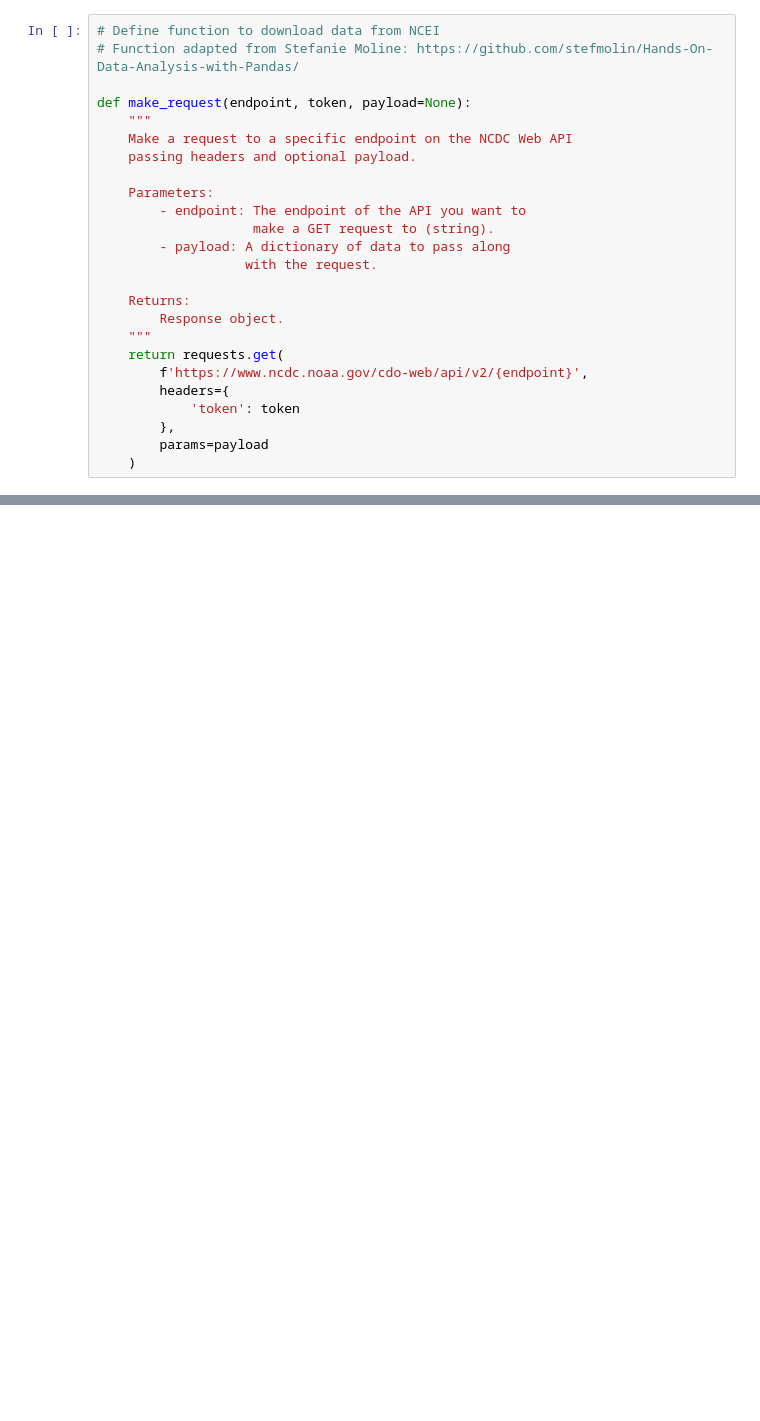
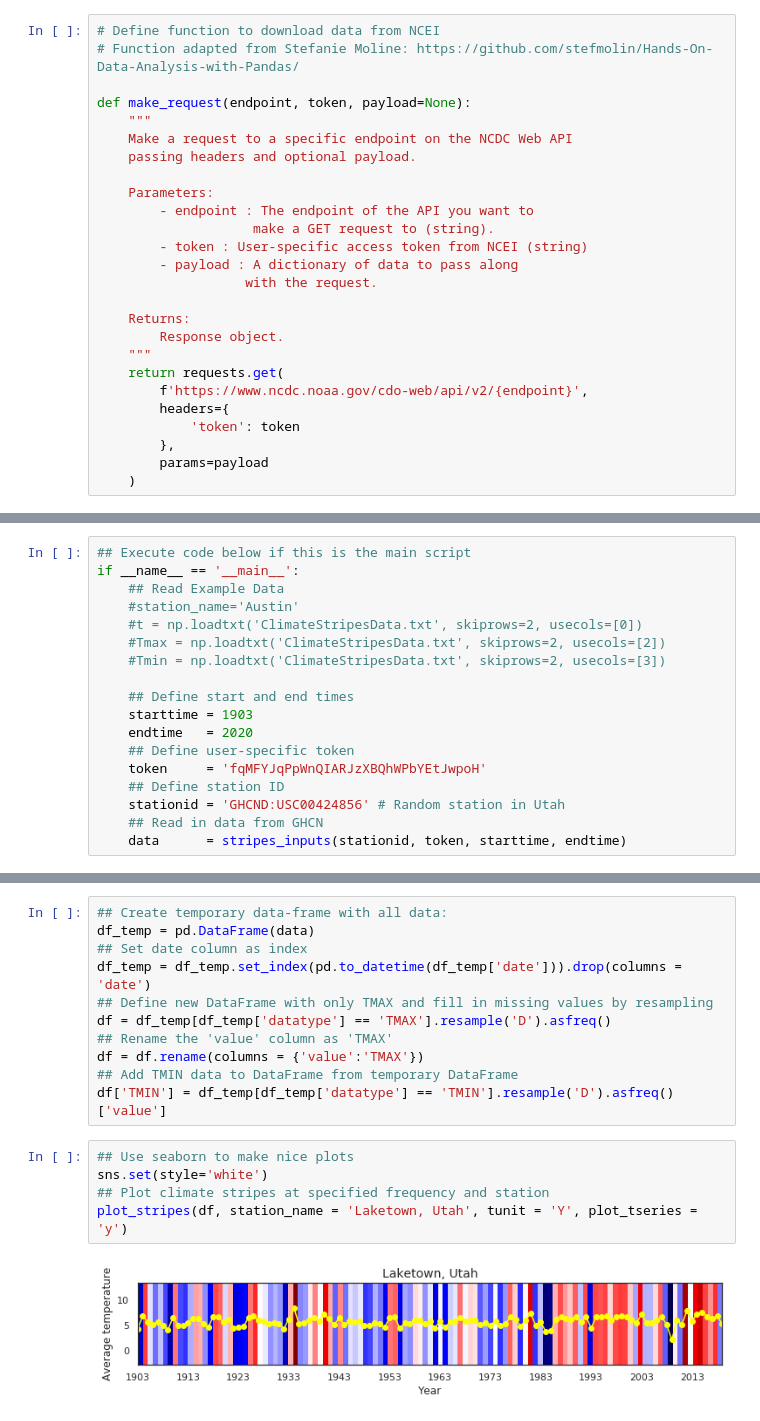
Before and after one commit to bieri2/ATMS597-Project2-GroupA, a Jupyter notebook: groupa_project2.ipynb, the cells around one changed output, grey strips where cells are left out. Cells and saved outputs as stored; diff of their text form; blank space fills up the shorter version.

Commit message:
Code now handles missing time steps, need to add code for error handling when reading data

```diff
--- a/groupa_project2.ipynb
+++ b/groupa_project2.ipynb
@@ -19,9 +21,10 @@ def make_request(endpoint, token, payload=None):
     passing headers and optional payload.
 
     Parameters:
-        - endpoint: The endpoint of the API you want to
+        - endpoint : The endpoint of the API you want to
                     make a GET request to (string).
-        - payload: A dictionary of data to pass along
+        - token : User-specific access token from NCEI (string)
+        - payload : A dictionary of data to pass along
                    with the request.
 
     Returns:
@@ -176,0 +144,18 @@ if __name__ == '__main__':
+# %%
+## Execute code below if this is the main script
+if __name__ == '__main__':
+    ## Read Example Data
+    #station_name='Austin'
+    #t = np.loadtxt('ClimateStripesData.txt', skiprows=2, usecols=[0])
+    #Tmax = np.loadtxt('ClimateStripesData.txt', skiprows=2, usecols=[2])
+    #Tmin = np.loadtxt('ClimateStripesData.txt', skiprows=2, usecols=[3])
+
+    ## Define start and end times
+    starttime = 1903
+    endtime   = 2020
+    ## Define user-specific token
+    token     = 'fqMFYJqPpWnQIARJzXBQhWPbYEtJwpoH'
+    ## Define station ID
+    stationid = 'GHCND:USC00424856' # Random station in Utah
+    ## Read in data from GHCN
+    data      = stripes_inputs(stationid, token, starttime, endtime)
@@ -176,0 +180,18 @@ if __name__ == '__main__':
+# %%
+## Create temporary data-frame with all data:
+df_temp = pd.DataFrame(data)
+## Set date column as index
+df_temp = df_temp.set_index(pd.to_datetime(df_temp['date'])).drop(columns = 'date')
+## Define new DataFrame with only TMAX and fill in missing values by resampling
+df = df_temp[df_temp['datatype'] == 'TMAX'].resample('D').asfreq()
+## Rename the 'value' column as 'TMAX'
+df = df.rename(columns = {'value':'TMAX'})
+## Add TMIN data to DataFrame from temporary DataFrame
+df['TMIN'] = df_temp[df_temp['datatype'] == 'TMIN'].resample('D').asfreq()['value']
+# %%
+## Use seaborn to make nice plots
+sns.set(style='white')
+## Plot climate stripes at specified frequency and station
+plot_stripes(df, station_name = 'Laketown, Utah', tunit = 'Y', plot_tseries = 'y')
+# %% [output]
+[figure, added]
```
Also changed, not shown: parts of 7 cells of this notebook.
